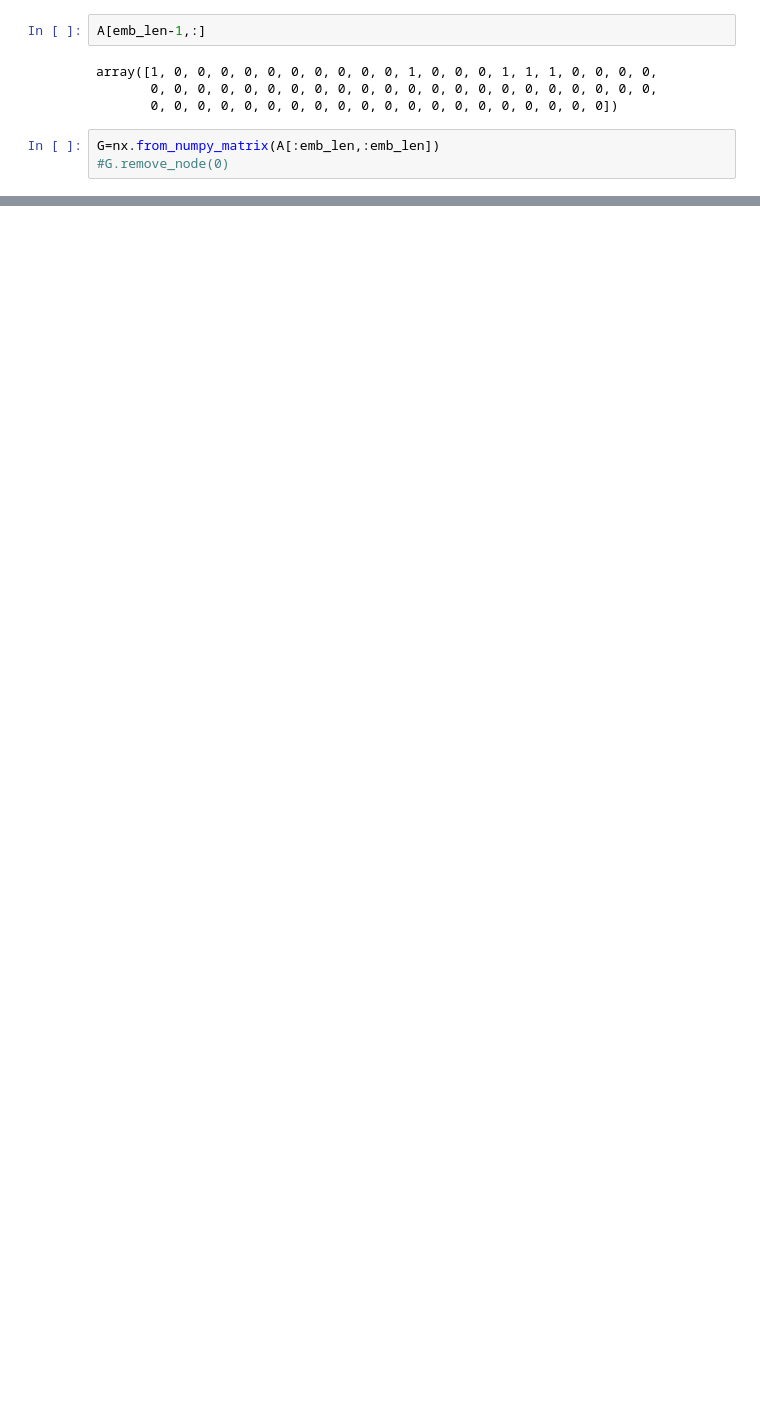
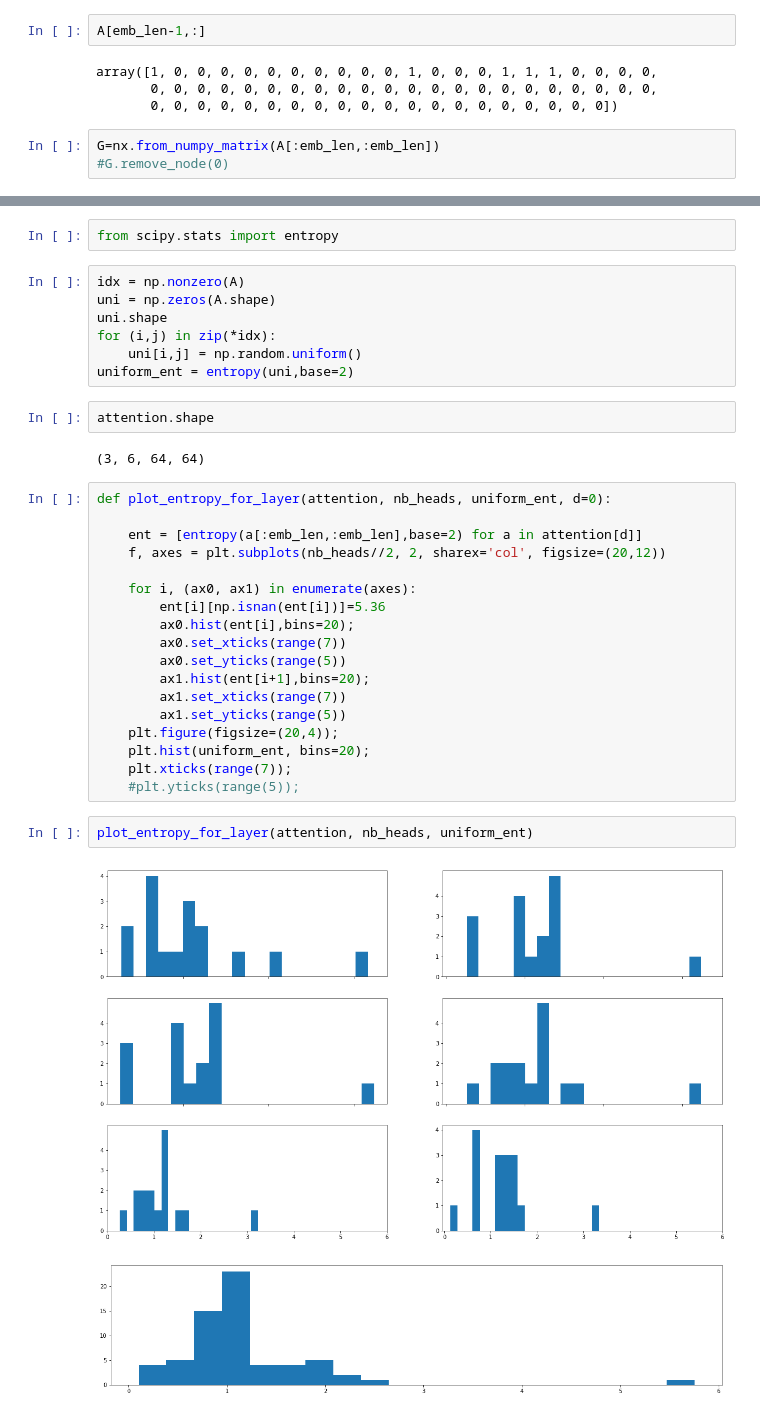
Before and after one commit to dtsbourg/BiFocalE, a Jupyter notebook: notebook/Inspect Attention.ipynb, the cells around one changed output, grey strips where cells are left out. Saved outputs shown, nothing was run; the diff lists cells and outputs as text; blank space fills up the shorter version.

Commit message:
add entropy

```diff
--- a/notebook/Inspect Attention.ipynb
+++ b/notebook/Inspect Attention.ipynb
@@ -212,0 +243,36 @@ plt.show()
+# %%
+from scipy.stats import entropy
+# %%
+idx = np.nonzero(A)
+uni = np.zeros(A.shape)
+uni.shape
+for (i,j) in zip(*idx):
+    uni[i,j] = np.random.uniform()
+uniform_ent = entropy(uni,base=2)
+# %%
+attention.shape
+# %% [output]
+(3, 6, 64, 64)
+# %%
+def plot_entropy_for_layer(attention, nb_heads, uniform_ent, d=0):
+
+    ent = [entropy(a[:emb_len,:emb_len],base=2) for a in attention[d]]
+    f, axes = plt.subplots(nb_heads//2, 2, sharex='col', figsize=(20,12))
+
+    for i, (ax0, ax1) in enumerate(axes):
+        ent[i][np.isnan(ent[i])]=5.36
+        ax0.hist(ent[i],bins=20);
+        ax0.set_xticks(range(7))
+        ax0.set_yticks(range(5))
+        ax1.hist(ent[i+1],bins=20);
+        ax1.set_xticks(range(7))
+        ax1.set_yticks(range(5))
+    plt.figure(figsize=(20,4));
+    plt.hist(uniform_ent, bins=20);
+    plt.xticks(range(7));
+    #plt.yticks(range(5));
+# %%
+plot_entropy_for_layer(attention, nb_heads, uniform_ent)
+# %% [output]
+[figure, added]
+[figure, added]
```
Also changed, not shown: parts of 18 cells of this notebook.
